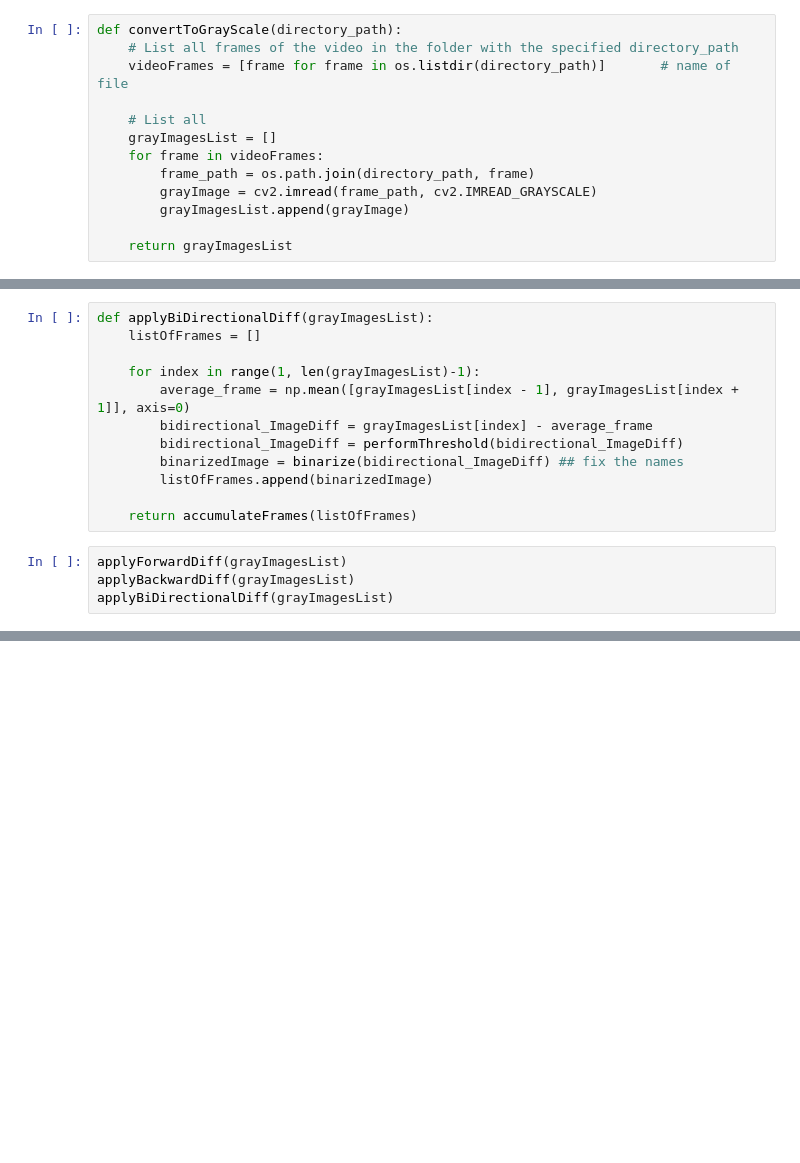
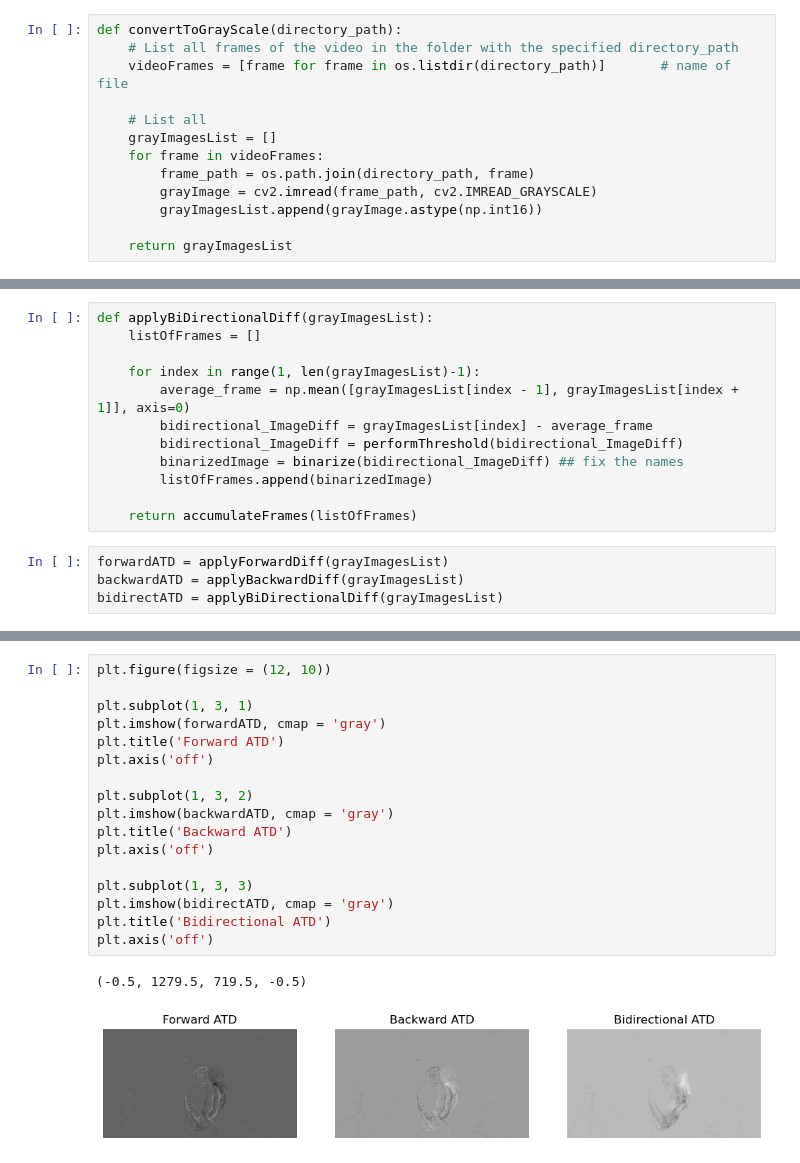
Before and after one commit to lamiselsayed/Senior-Design-Code, a Jupyter notebook: Grayscaling & Directional ATD.ipynb, the cells around one changed output, grey strips where cells are left out. Cells and saved outputs as stored; diff of their text form; blank space fills up the shorter version.

```diff
--- a/Grayscaling & Directional ATD.ipynb
+++ b/Grayscaling & Directional ATD.ipynb
@@ -63,7 +63,7 @@ def convertToGrayScale(directory_path):
     for frame in videoFrames:
         frame_path = os.path.join(directory_path, frame)
         grayImage = cv2.imread(frame_path, cv2.IMREAD_GRAYSCALE)
-        grayImagesList.append(grayImage)
+        grayImagesList.append(grayImage.astype(np.int16))
 
     return grayImagesList
 # %%
@@ -139,6 +153,6 @@ def applyBiDirectionalDiff(grayImagesList):
 
     return accumulateFrames(listOfFrames)
 # %%
-applyForwardDiff(grayImagesList)
-applyBackwardDiff(grayImagesList)
-applyBiDirectionalDiff(grayImagesList)
+forwardATD = applyForwardDiff(grayImagesList)
+backwardATD = applyBackwardDiff(grayImagesList)
+bidirectATD = applyBiDirectionalDiff(grayImagesList)
@@ -144,0 +183,20 @@ applyBiDirectionalDiff(grayImagesList)
+# %%
+plt.figure(figsize = (12, 10))
+
+plt.subplot(1, 3, 1)
+plt.imshow(forwardATD, cmap = 'gray')
+plt.title('Forward ATD')
+plt.axis('off')
+
+plt.subplot(1, 3, 2)
+plt.imshow(backwardATD, cmap = 'gray')
+plt.title('Backward ATD')
+plt.axis('off')
+
+plt.subplot(1, 3, 3)
+plt.imshow(bidirectATD, cmap = 'gray')
+plt.title('Bidirectional ATD')
+plt.axis('off')
+# %% [output]
+(-0.5, 1279.5, 719.5, -0.5)
+[figure, added]
```
Also changed, not shown: parts of 8 cells of this notebook.
